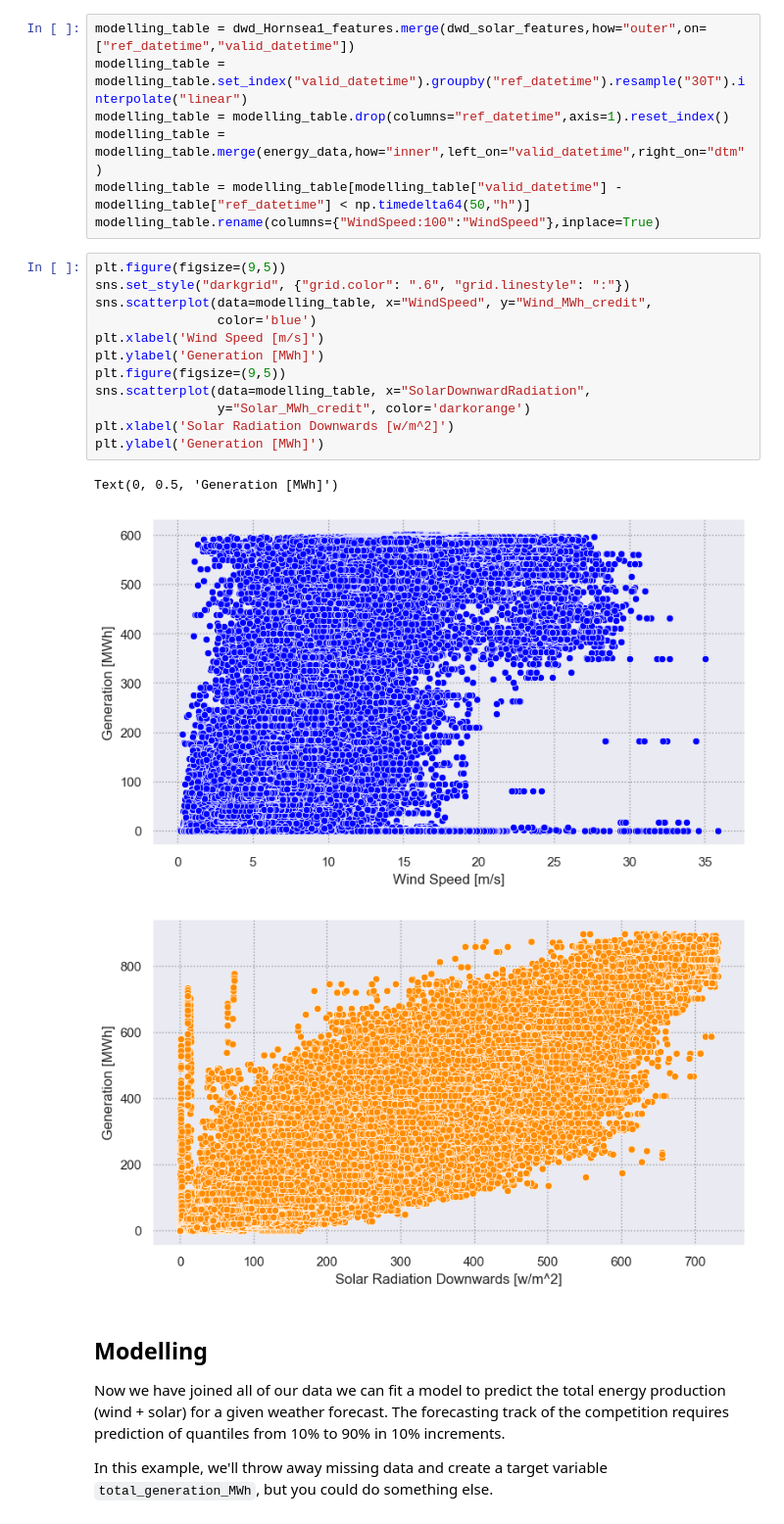
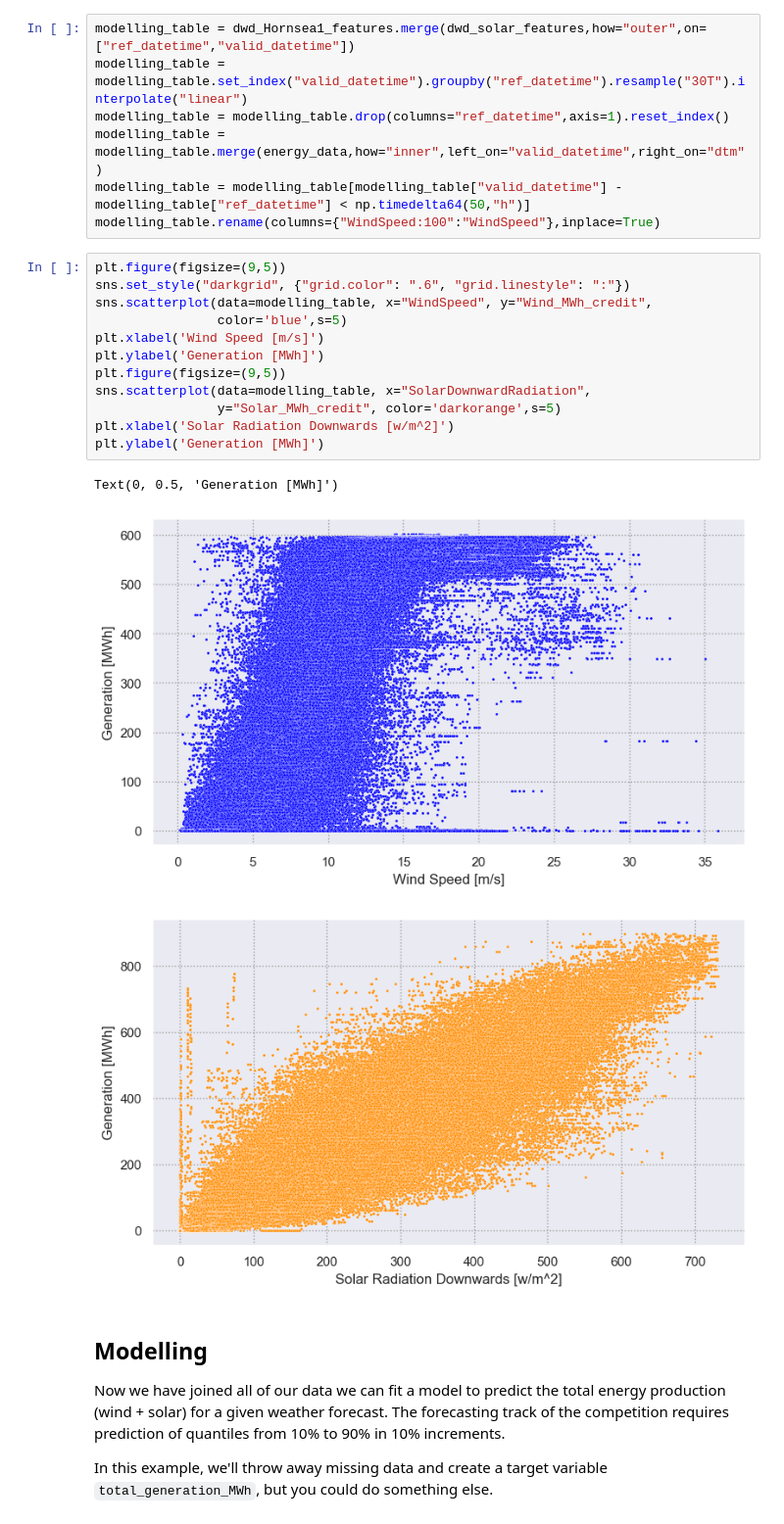
Before and after one commit to jbrowell/HEFTcom24, a Jupyter notebook: Getting Started.ipynb, the cells around one changed output. Shown at 98% size. Drawn from its saved outputs; the diff is of its cells as text.

Commit message:
Update plots and readme

```diff
--- a/Getting Started.ipynb
+++ b/Getting Started.ipynb
@@ -125,19 +125,19 @@ modelling_table.rename(columns={"WindSpeed:100":"WindSpeed"},inplace=True)
 # %%
 plt.figure(figsize=(9,5))
 sns.set_style("darkgrid", {"grid.color": ".6", "grid.linestyle": ":"})
 sns.scatterplot(data=modelling_table, x="WindSpeed", y="Wind_MWh_credit",
-                color='blue')
+                color='blue',s=5)
 plt.xlabel('Wind Speed [m/s]')
 plt.ylabel('Generation [MWh]')
 plt.figure(figsize=(9,5))
 sns.scatterplot(data=modelling_table, x="SolarDownwardRadiation",
-                y="Solar_MWh_credit", color='darkorange')
+                y="Solar_MWh_credit", color='darkorange',s=5)
 plt.xlabel('Solar Radiation Downwards [w/m^2]')
 plt.ylabel('Generation [MWh]')
 # %% [output]
 Text(0, 0.5, 'Generation [MWh]')
-[figure, old version]
+[figure, new version]
-[figure, old version]
+[figure, new version]
 # %% [markdown]
 ## Modelling
 Now we have joined all of our data we can fit a model to predict the total
```
Also changed, not shown: parts of 6 cells of this notebook, 1 other file.
